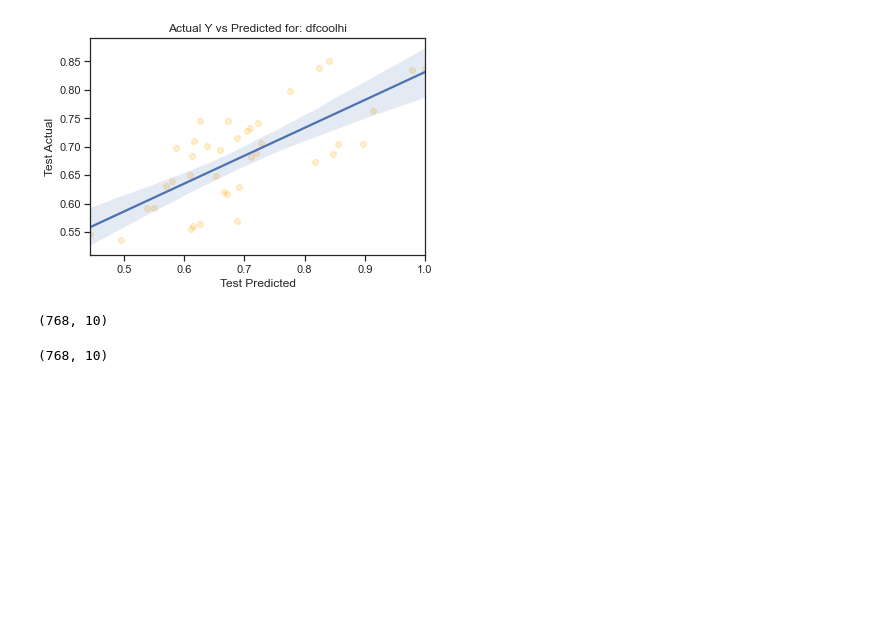
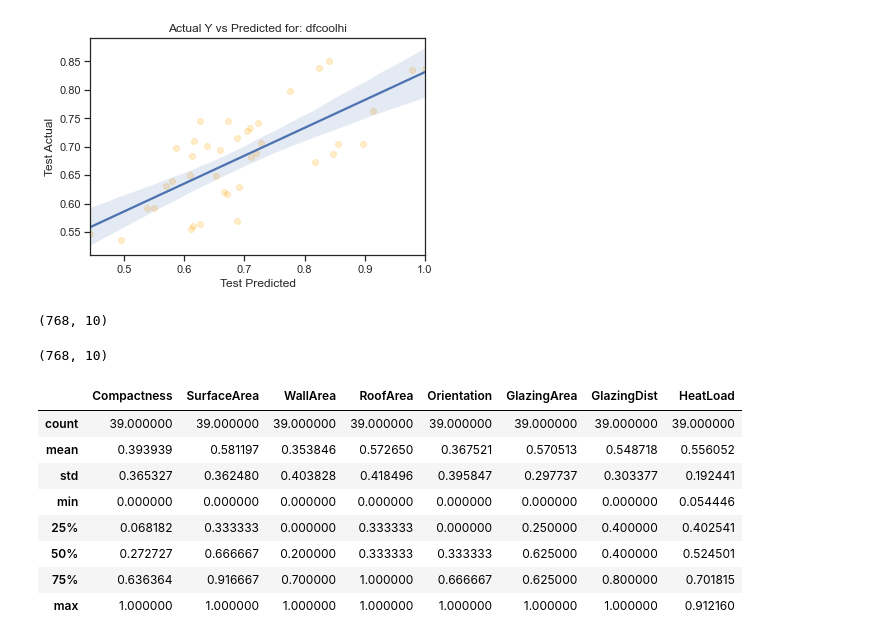
Before and after one commit to robertwesterman/HVAC_Capstone, a Jupyter notebook: Regression Scratchpad.ipynb, the cells around one changed output. Saved outputs shown, nothing was run; the diff lists cells and outputs as text; code cells hidden in the pictures; blank space fills up the shorter version.

```diff
--- a/Regression Scratchpad.ipynb
+++ b/Regression Scratchpad.ipynb
@@ -261,3 +261,17 @@ def normalyze(dataframe, newname):
 
 # I'm struggling with the above function. I thought it would be more pythonic to normalize the dataframes using a function rather than running the code 4 times.
 # I cannot figure out how to assign/save the normalized data to a different dataframe name for each input dataframe as part of the loop
+# %%
+dfchtest = pd.read_csv('normheat_hi_test.csv')
+# %%
+dfchtest.describe()
+# %% [output]
+|  | Compactness | SurfaceArea | WallArea | RoofArea | Orientation | GlazingArea | GlazingDist | HeatLoad |
+| count | 39.000000 | 39.000000 | 39.000000 | 39.000000 | 39.000000 | 39.000000 | 39.000000 | 39.000000 |
+| mean | 0.393939 | 0.581197 | 0.353846 | 0.572650 | 0.367521 | 0.570513 | 0.548718 | 0.556052 |
+| std | 0.365327 | 0.362480 | 0.403828 | 0.418496 | 0.395847 | 0.297737 | 0.303377 | 0.192441 |
+| min | 0.000000 | 0.000000 | 0.000000 | 0.000000 | 0.000000 | 0.000000 | 0.000000 | 0.054446 |
+| 25% | 0.068182 | 0.333333 | 0.000000 | 0.333333 | 0.000000 | 0.250000 | 0.400000 | 0.402541 |
+| 50% | 0.272727 | 0.666667 | 0.200000 | 0.333333 | 0.333333 | 0.625000 | 0.400000 | 0.524501 |
+| 75% | 0.636364 | 0.916667 | 0.700000 | 1.000000 | 0.666667 | 0.625000 | 0.800000 | 0.701815 |
+| max | 1.000000 | 1.000000 | 1.000000 | 1.000000 | 1.000000 | 1.000000 | 1.000000 | 0.912160 |
```
Also changed, not shown: 1 other file.
